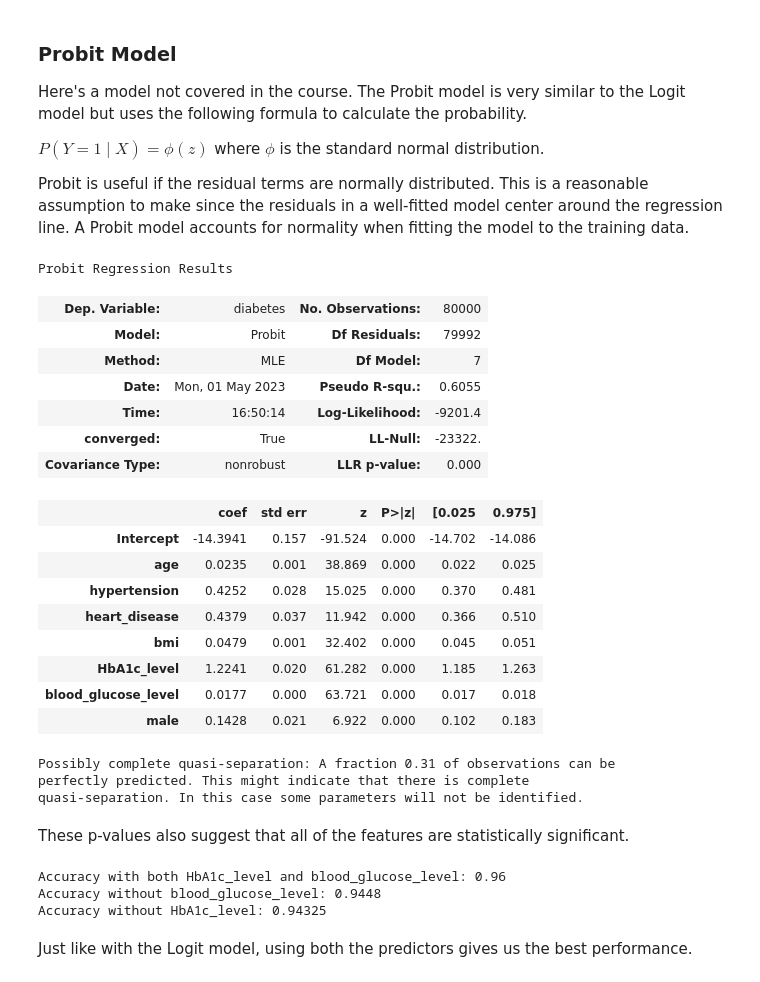
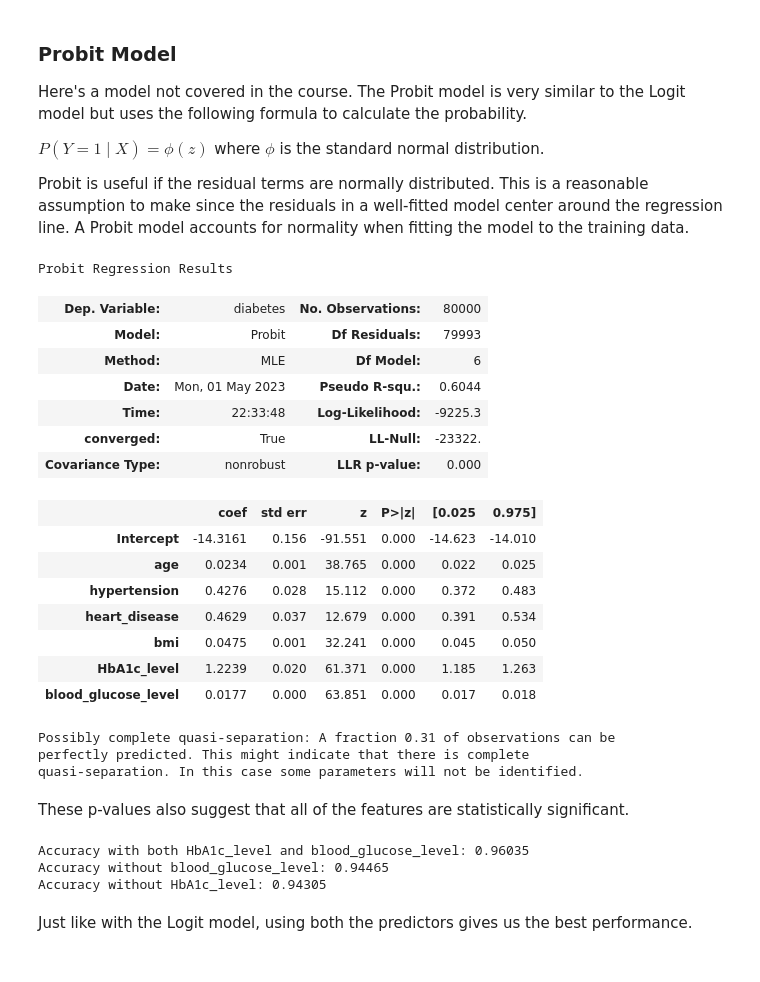
Before and after one commit to MonstrousOgre/Diabetes_Prediction, a Jupyter notebook: Diabetes_Prediction_Model.ipynb, the cells around one changed output. Drawn from its saved outputs; the diff is of its cells as text; code cells hidden in the pictures.

```diff
--- a/Diabetes_Prediction_Model.ipynb
+++ b/Diabetes_Prediction_Model.ipynb
@@ -179,6 +181,7 @@ It might seem counterintuitive to have both of these features and we run the ris
 
 Age seems to be correlated to multiple features. This makes sense since people who are older are more likely to have hypertension or heart disease. Let us look at a pairplot to get a better understanding.
 # %%
+df = df.drop(columns=['male'])
 sns.pairplot(df,diag_kind='kde')
 # %% [output]
 <seaborn.axisgrid.PairGrid at 0x...>
@@ -265,26 +267,25 @@ $P(Y=1∣X)=\phi(z)$ where $\phi$ is the standard normal distribution.
 Probit is useful if the residual terms are normally distributed. This is a reasonable assumption to make since the residuals in a well-fitted model center around the regression line. A Probit model accounts for normality when fitting the model to the training data.
 # %%
 prob_reg = smf.probit('diabetes ~ age + hypertension + heart_disease + bmi'
-                      ' + HbA1c_level + blood_glucose_level + male', data=df_train).fit(disp=0)
+                      ' + HbA1c_level + blood_glucose_level', data=df_train).fit(disp=0)
 prob_reg.summary()
 # %% [output]
 Probit Regression Results
 | Dep. Variable: | diabetes | No. Observations: | 80000 |
-| Model: | Probit | Df Residuals: | 79992 |
-| Method: | MLE | Df Model: | 7 |
-| Date: | Mon, 01 May 2023 | Pseudo R-squ.: | 0.6055 |
-| Time: | 16:50:14 | Log-Likelihood: | -9201.4 |
+| Model: | Probit | Df Residuals: | 79993 |
+| Method: | MLE | Df Model: | 6 |
+| Date: | Mon, 01 May 2023 | Pseudo R-squ.: | 0.6044 |
+| Time: | 22:33:48 | Log-Likelihood: | -9225.3 |
 | converged: | True | LL-Null: | -23322. |
 | Covariance Type: | nonrobust | LLR p-value: | 0.000 |
 |  | coef | std err | z | P>|z| | [0.025 | 0.975] |
-| Intercept | -14.3941 | 0.157 | -91.524 | 0.000 | -14.702 | -14.086 |
-| age | 0.0235 | 0.001 | 38.869 | 0.000 | 0.022 | 0.025 |
-| hypertension | 0.4252 | 0.028 | 15.025 | 0.000 | 0.370 | 0.481 |
-| heart_disease | 0.4379 | 0.037 | 11.942 | 0.000 | 0.366 | 0.510 |
-| bmi | 0.0479 | 0.001 | 32.402 | 0.000 | 0.045 | 0.051 |
-| HbA1c_level | 1.2241 | 0.020 | 61.282 | 0.000 | 1.185 | 1.263 |
-| blood_glucose_level | 0.0177 | 0.000 | 63.721 | 0.000 | 0.017 | 0.018 |
-| male | 0.1428 | 0.021 | 6.922 | 0.000 | 0.102 | 0.183 |
+| Intercept | -14.3161 | 0.156 | -91.551 | 0.000 | -14.623 | -14.010 |
+| age | 0.0234 | 0.001 | 38.765 | 0.000 | 0.022 | 0.025 |
+| hypertension | 0.4276 | 0.028 | 15.112 | 0.000 | 0.372 | 0.483 |
+| heart_disease | 0.4629 | 0.037 | 12.679 | 0.000 | 0.391 | 0.534 |
+| bmi | 0.0475 | 0.001 | 32.241 | 0.000 | 0.045 | 0.050 |
+| HbA1c_level | 1.2239 | 0.020 | 61.371 | 0.000 | 1.185 | 1.263 |
+| blood_glucose_level | 0.0177 | 0.000 | 63.851 | 0.000 | 0.017 | 0.018 |
 Possibly complete quasi-separation: A fraction 0.31 of observations can be
 perfectly predicted. This might indicate that there is complete
 quasi-separation. In this case some parameters will not be identified.
@@ -295,12 +296,12 @@ prob_pred = np.round(prob_reg.predict(df_test))
 
 # With HbA1c_level but without blood_glucose_level
 prob_hba1c = smf.probit('diabetes ~ age + hypertension + heart_disease + bmi'
-                      ' + HbA1c_level + male', data=df_train).fit(disp=0)
+                      ' + HbA1c_level', data=df_train).fit(disp=0)
 prob_hba1c_pred = np.round(prob_hba1c.predict(df_test))
 
 # With blood_glucose_level but without HbA1c_level
 prob_glucose = smf.probit('diabetes ~ age + hypertension + heart_disease + bmi'
-                      ' + blood_glucose_level + male', data=df_train).fit(disp=0)
+                      ' + blood_glucose_level', data=df_train).fit(disp=0)
 prob_glucose_pred = np.round(prob_glucose.predict(df_test))
 
 # Testing the accuracy of all 3 models
@@ -308,9 +309,9 @@ print('Accuracy with both HbA1c_level and blood_glucose_level:', accuracy_score(
 print('Accuracy without blood_glucose_level:', accuracy_score(df_test['diabetes'], prob_hba1c_pred))
 print('Accuracy without HbA1c_level:', accuracy_score(df_test['diabetes'], prob_glucose_pred))
 # %% [output]
-Accuracy with both HbA1c_level and blood_glucose_level: 0.96
-Accuracy without blood_glucose_level: 0.9448
-Accuracy without HbA1c_level: 0.94325
+Accuracy with both HbA1c_level and blood_glucose_level: 0.96035
+Accuracy without blood_glucose_level: 0.94465
+Accuracy without HbA1c_level: 0.94305
 # %% [markdown]
 Just like with the Logit model, using both the predictors gives us the best performance.
 # %% [markdown]
```
Also changed, not shown: parts of 11 cells of this notebook.
